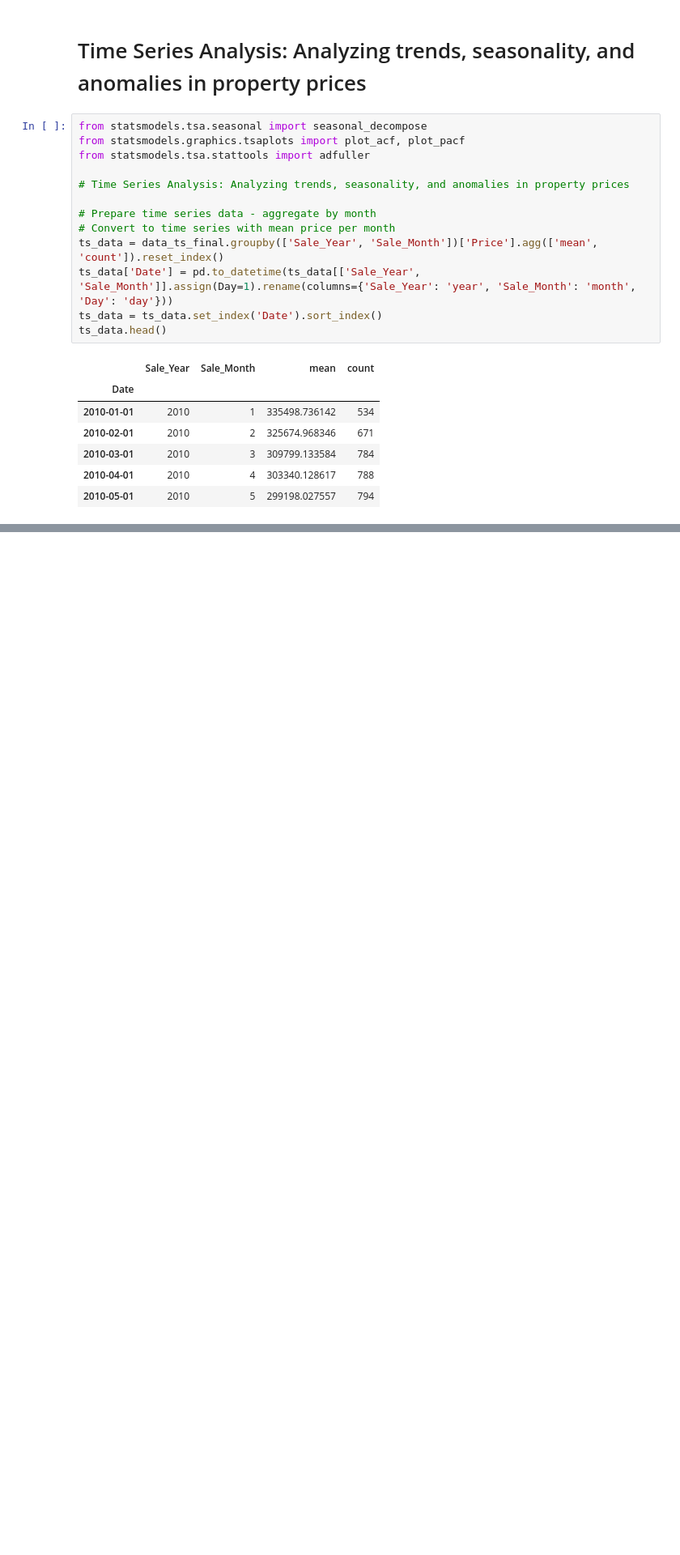
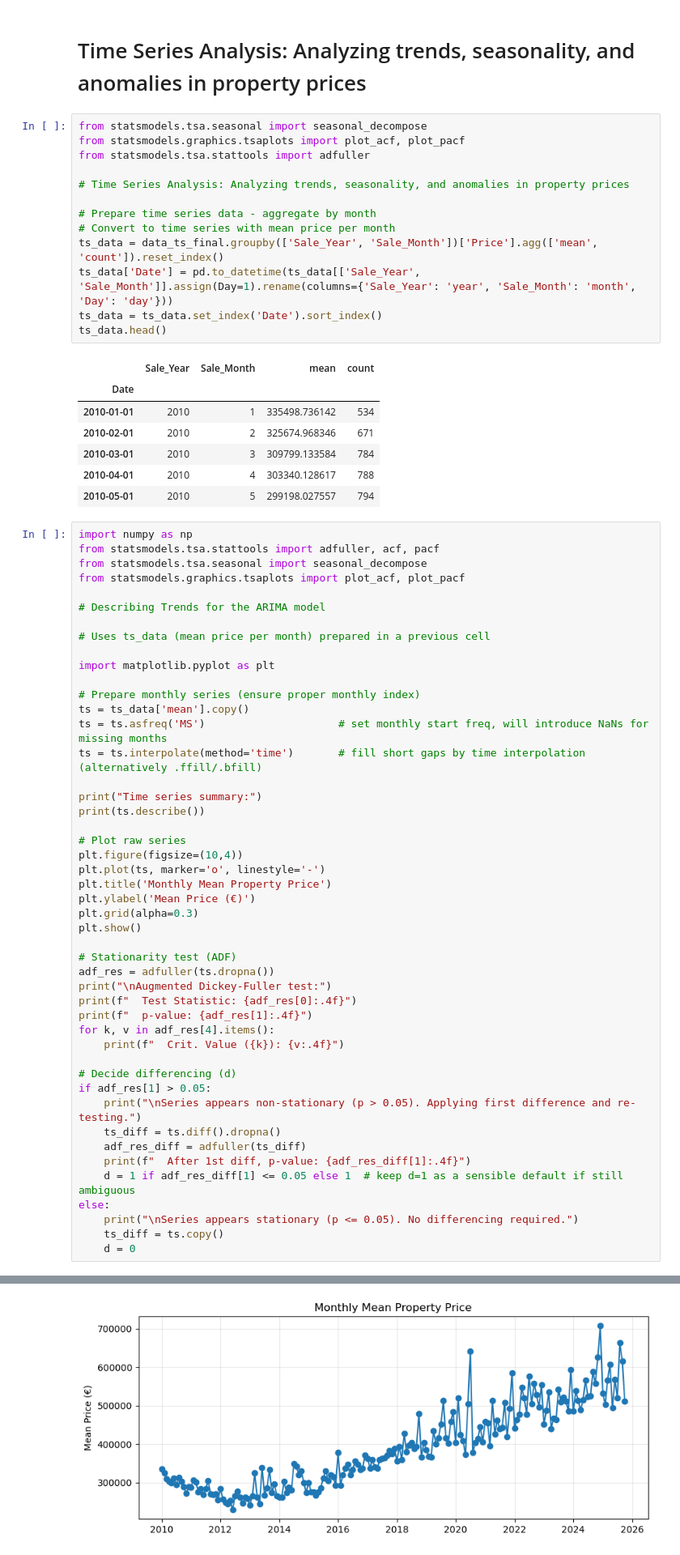
Before and after one commit to LuiisClaudio/ireland-real-estate-market-insights, a Jupyter notebook: Luis_Martins_CA1.ipynb, the cells around one changed output, grey strips where cells are left out. Shown: that part at 81% size. Cells and saved outputs as stored; diff of their text form; blank space fills up the shorter version.

Commit message:
Stationarity test (ADF)

```diff
--- a/Luis_Martins_CA1.ipynb
+++ b/Luis_Martins_CA1.ipynb
@@ -911,3 +911,51 @@ ts_data.head()
 | 2010-03-01 | 2010 | 3 | 309799.133584 | 784 |
 | 2010-04-01 | 2010 | 4 | 303340.128617 | 788 |
 | 2010-05-01 | 2010 | 5 | 299198.027557 | 794 |
+# %%
+import numpy as np
+from statsmodels.tsa.stattools import adfuller, acf, pacf
+from statsmodels.tsa.seasonal import seasonal_decompose
+from statsmodels.graphics.tsaplots import plot_acf, plot_pacf
+
+# Describing Trends for the ARIMA model
+
+# Uses ts_data (mean price per month) prepared in a previous cell
+
+import matplotlib.pyplot as plt
+
+# Prepare monthly series (ensure proper monthly index)
+ts = ts_data['mean'].copy()
+ts = ts.asfreq('MS')                     # set monthly start freq, will introduce NaNs for missing months
+ts = ts.interpolate(method='time')       # fill short gaps by time interpolation (alternatively .ffill/.bfill)
+
+print("Time series summary:")
+print(ts.describe())
+
+# Plot raw series
+plt.figure(figsize=(10,4))
+plt.plot(ts, marker='o', linestyle='-')
+plt.title('Monthly Mean Property Price')
+plt.ylabel('Mean Price (€)')
+plt.grid(alpha=0.3)
+plt.show()
+
+# Stationarity test (ADF)
+adf_res = adfuller(ts.dropna())
+print("\nAugmented Dickey-Fuller test:")
+print(f"  Test Statistic: {adf_res[0]:.4f}")
+print(f"  p-value: {adf_res[1]:.4f}")
+for k, v in adf_res[4].items():
+    print(f"  Crit. Value ({k}): {v:.4f}")
+
+# Decide differencing (d)
+if adf_res[1] > 0.05:
+    print("\nSeries appears non-stationary (p > 0.05). Applying first difference and re-testing.")
+    ts_diff = ts.diff().dropna()
+    adf_res_diff = adfuller(ts_diff)
+    print(f"  After 1st diff, p-value: {adf_res_diff[1]:.4f}")
+    d = 1 if adf_res_diff[1] <= 0.05 else 1  # keep d=1 as a sensible default if still ambiguous
+else:
+    print("\nSeries appears stationary (p <= 0.05). No differencing required.")
+    ts_diff = ts.copy()
+    d = 0
+# %% [output]
@@ -913,0 +972 @@ ts_data.head()
+[figure, added]
```
Also changed, not shown: parts of 1 cell of this notebook.
